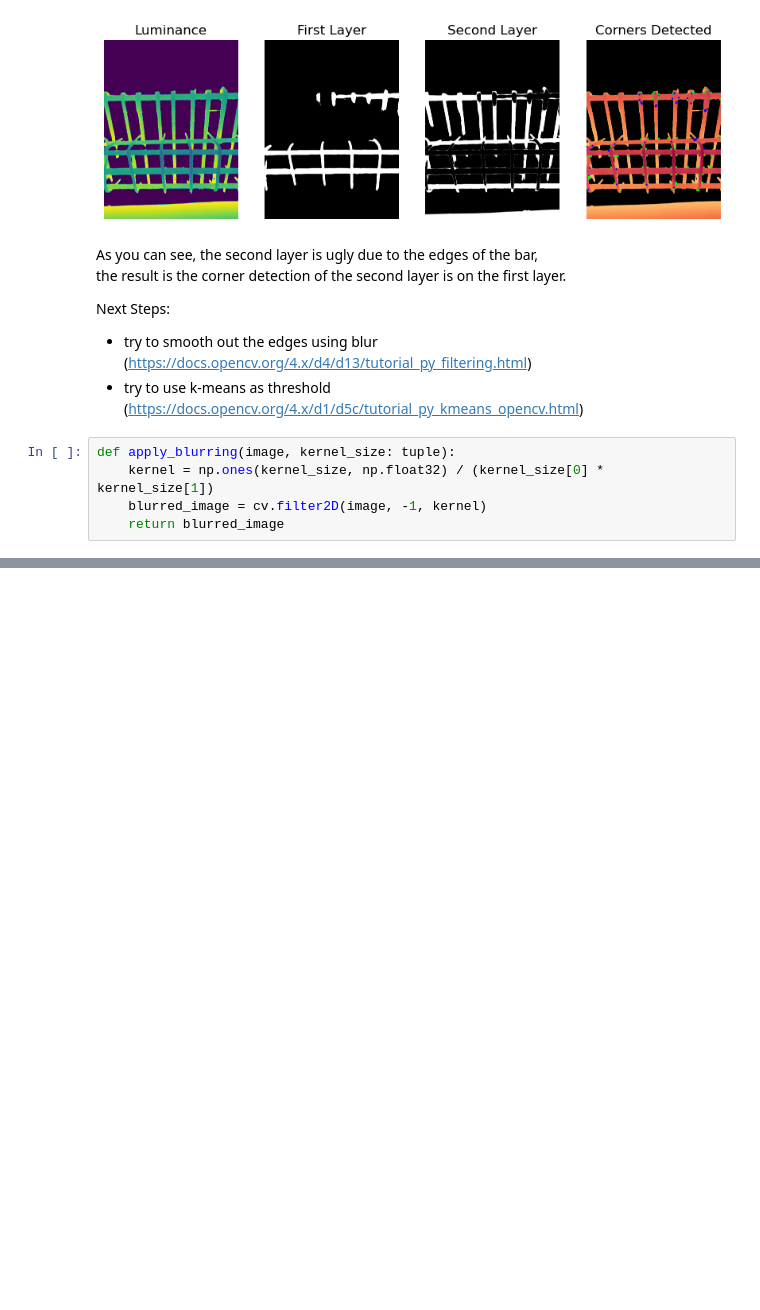
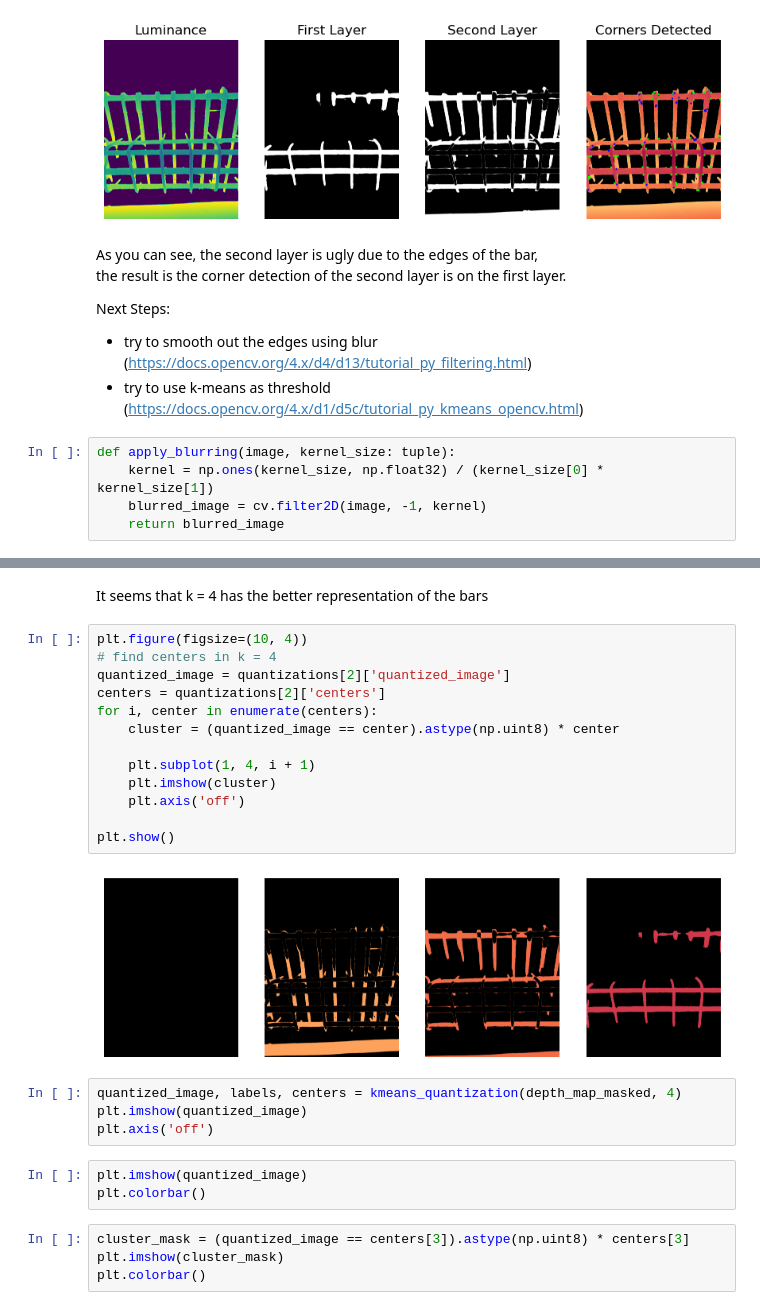
Before and after one commit to HsiaoHungKai/Depth_Models, a Jupyter notebook: corner_detection.ipynb, the cells around one changed output, grey strips where cells are left out. Saved outputs shown, nothing was run; the diff lists cells and outputs as text; blank space fills up the shorter version.

```diff
--- a/corner_detection.ipynb
+++ b/corner_detection.ipynb
@@ -441,0 +296,28 @@ and the second method(segment first) perform better on the first layer.
+# %% [markdown]
+It seems that k = 4 has the better representation of the bars
+# %%
+plt.figure(figsize=(10, 4))
+# find centers in k = 4
+quantized_image = quantizations[2]['quantized_image']
+centers = quantizations[2]['centers']
+for i, center in enumerate(centers):
+    cluster = (quantized_image == center).astype(np.uint8) * center
+
+    plt.subplot(1, 4, i + 1)
+    plt.imshow(cluster)
+    plt.axis('off')
+
+plt.show()
+# %% [output]
+[figure, added]
+# %%
+quantized_image, labels, centers = kmeans_quantization(depth_map_masked, 4)
+plt.imshow(quantized_image)
+plt.axis('off')
+# %%
+plt.imshow(quantized_image)
+plt.colorbar()
+# %%
+cluster_mask = (quantized_image == centers[3]).astype(np.uint8) * centers[3]
+plt.imshow(cluster_mask)
+plt.colorbar()
```
Also changed, not shown: parts of 19 cells of this notebook.
